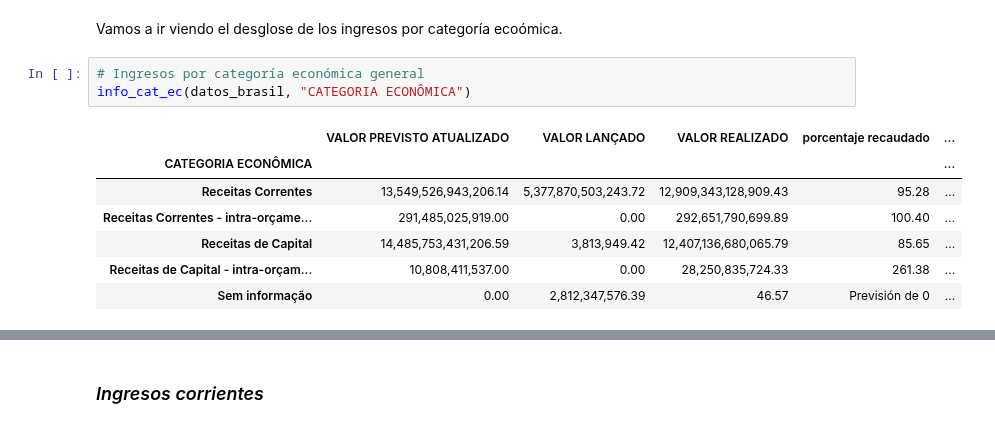
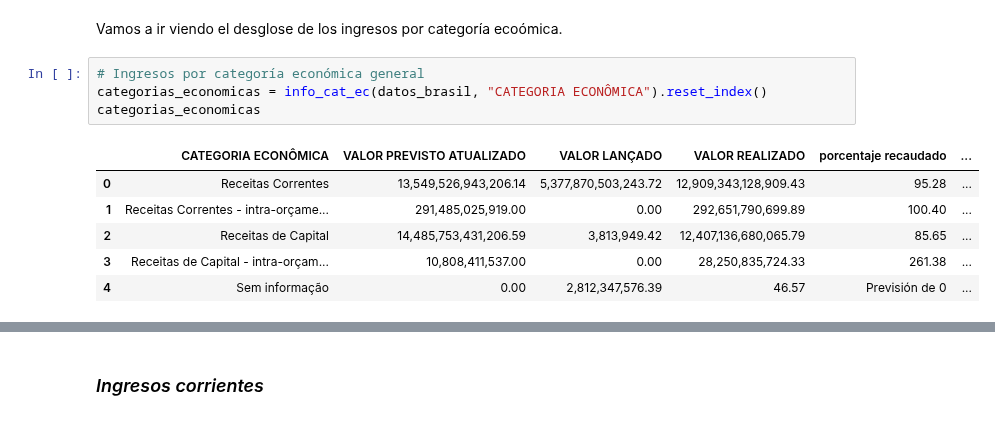
Before and after one commit to Gabijc/Proyecto2-Insights-Brasil, a Jupyter notebook: Análisis_categorías.ipynb, the cells around one changed output, grey strips where cells are left out. Saved outputs shown, nothing was run; the diff lists cells and outputs as text.

```diff
--- a/Análisis_categorías.ipynb
+++ b/Análisis_categorías.ipynb
@@ -175,12 +171,12 @@ def info_cat_ec(dataframe, categoria):
 Vamos a ir viendo el desglose de los ingresos por categoría ecoómica.
 # %%
 # Ingresos por categoría económica general
-info_cat_ec(datos_brasil, "CATEGORIA ECONÔMICA")
+categorias_economicas = info_cat_ec(datos_brasil, "CATEGORIA ECONÔMICA").reset_index()
+categorias_economicas
 # %% [output]
-|  | VALOR PREVISTO ATUALIZADO | VALOR LANÇADO | VALOR REALIZADO | porcentaje recaudado | ... |
-| CATEGORIA ECONÔMICA |  |  |  |  | ... |
-| Receitas Correntes | 13,549,526,943,206.14 | 5,377,870,503,243.72 | 12,909,343,128,909.43 | 95.28 | ... |
-| Receitas Correntes - intra-orçame... | 291,485,025,919.00 | 0.00 | 292,651,790,699.89 | 100.40 | ... |
-| Receitas de Capital | 14,485,753,431,206.59 | 3,813,949.42 | 12,407,136,680,065.79 | 85.65 | ... |
-| Receitas de Capital - intra-orçam... | 10,808,411,537.00 | 0.00 | 28,250,835,724.33 | 261.38 | ... |
-| Sem informação | 0.00 | 2,812,347,576.39 | 46.57 | Previsión de 0 | ... |
+|  | CATEGORIA ECONÔMICA | VALOR PREVISTO ATUALIZADO | VALOR LANÇADO | VALOR REALIZADO | porcentaje recaudado | ... |
+| 0 | Receitas Correntes | 13,549,526,943,206.14 | 5,377,870,503,243.72 | 12,909,343,128,909.43 | 95.28 | ... |
+| 1 | Receitas Correntes - intra-orçame... | 291,485,025,919.00 | 0.00 | 292,651,790,699.89 | 100.40 | ... |
+| 2 | Receitas de Capital | 14,485,753,431,206.59 | 3,813,949.42 | 12,407,136,680,065.79 | 85.65 | ... |
+| 3 | Receitas de Capital - intra-orçam... | 10,808,411,537.00 | 0.00 | 28,250,835,724.33 | 261.38 | ... |
+| 4 | Sem informação | 0.00 | 2,812,347,576.39 | 46.57 | Previsión de 0 | ... |
```
Also changed, not shown: parts of 12 cells of this notebook.
